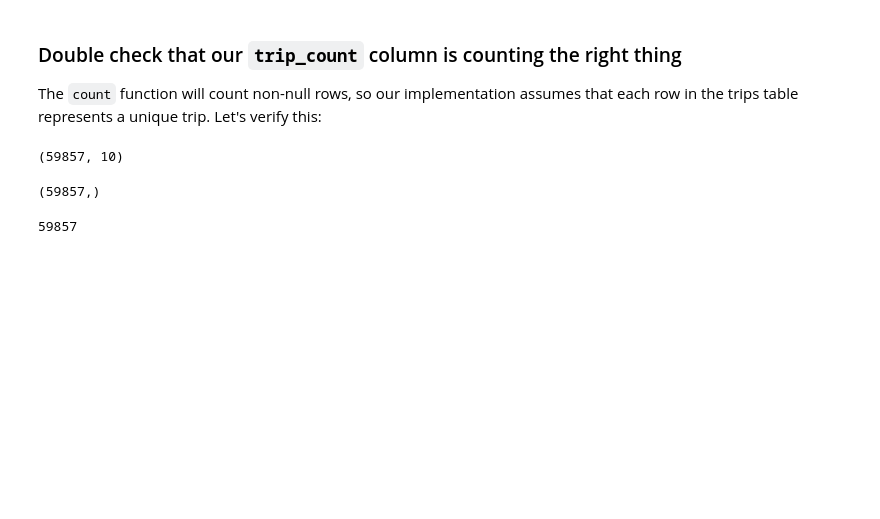
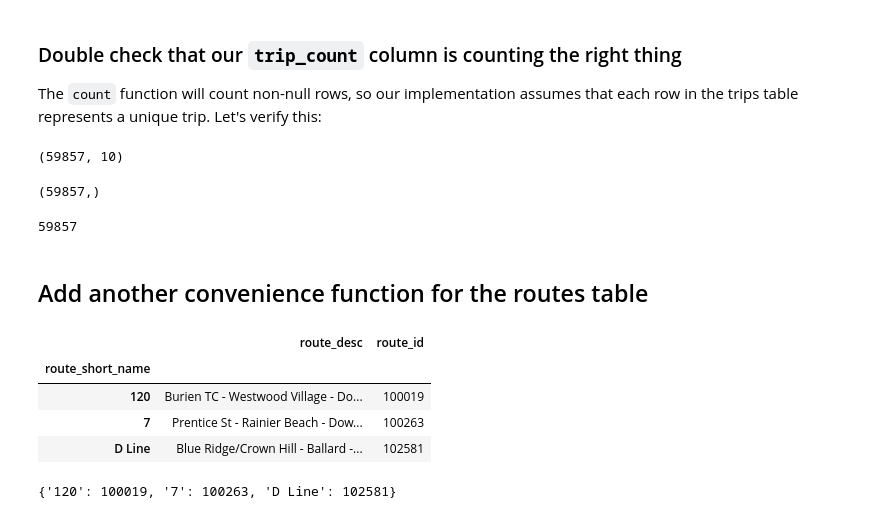
Before and after one commit to 350Seattle-Transportation-Team/gtfs-realtime, a Jupyter notebook: data_transformation/02_work_on_gtfs_classes.ipynb, the cells around one changed output. Saved outputs shown, nothing was run; the diff lists cells and outputs as text; code cells hidden in the pictures; blank space fills up the shorter version.

```diff
--- a/data_transformation/02_work_on_gtfs_classes.ipynb
+++ b/data_transformation/02_work_on_gtfs_classes.ipynb
@@ -280,3 +345,18 @@ gtfs_aug18.trips['trip_id'].unique().shape
 gtfs_aug18.trips_by_route_and_direction()['trip_count'].sum()
 # %% [output]
 59857
+# %% [markdown]
+## Add another convenience function for the routes table
+# %%
+gtfs_aug18.routes_by_name(7, 120, 'D Line')
+# %% [output]
+|  | route_desc | route_id |
+| route_short_name |  |  |
+| 120 | Burien TC - Westwood Village - Do... | 100019 |
+| 7 | Prentice St - Rainier Beach - Dow... | 100263 |
+| D Line | Blue Ridge/Crown Hill - Ballard -... | 102581 |
+# %%
+# If we want a dictionary from route names to route id's. Leave out the route names if you want all routes.
+gtfs_aug18.routes_by_name(7, 120, 'D Line')['route_id'].to_dict()
+# %% [output]
+{'120': 100019, '7': 100263, 'D Line': 102581}
```
Also changed, not shown: parts of 20 cells of this notebook, 2 other files.
